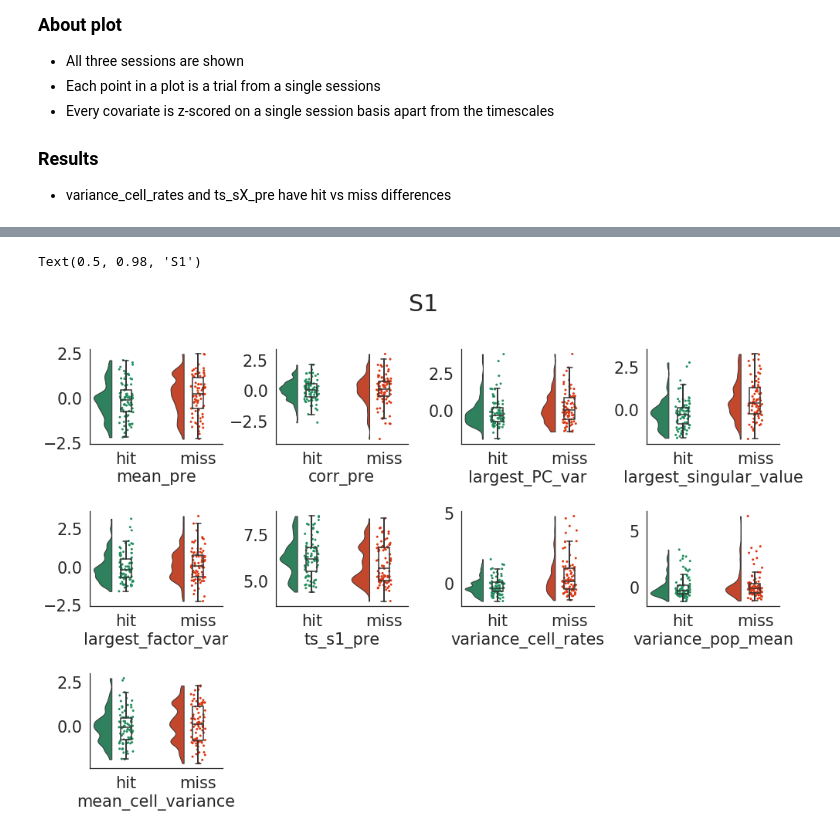
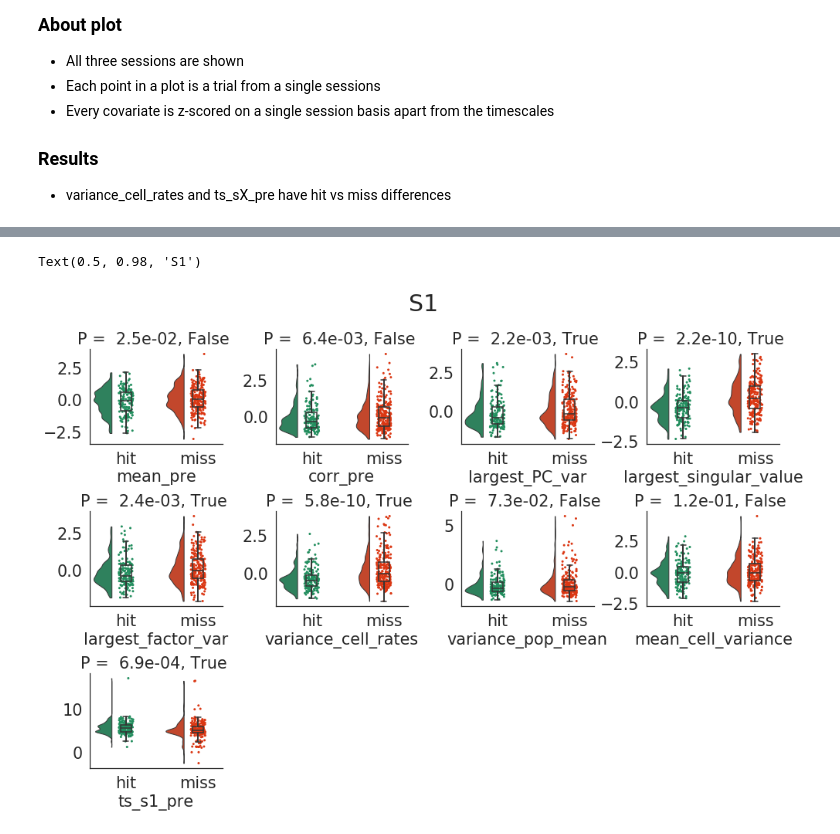
Before and after one commit to Packer-Lab/popping-off, a Jupyter notebook: notebooks/the_plot_matrix.ipynb, the cells around one changed output, grey strips where cells are left out. Saved outputs shown, nothing was run; the diff lists cells and outputs as text; code cells hidden in the pictures.

```diff
--- a/notebooks/the_plot_matrix.ipynb
+++ b/notebooks/the_plot_matrix.ipynb
@@ -314,6 +338,12 @@ def plot_spectrum(lm, region):
 # %%
-plt.figure(figsize=(16,6))
+plt.figure(figsize=(16,16))
 for idx, lm in enumerate(msm.linear_models):
-    plt.subplot(1,3,idx+1)
+    plt.subplot(4,4,idx+1)
+
+    if idx in [0, 4]:
+        plt.ylabel('Varience explained')
+    if idx in [3,4,5,6]:
+        plt.xlabel('PC ID')
+
     plot_spectrum(lm, region)
 # %% [output]
@@ -320,0 +351,13 @@ for idx, lm in enumerate(msm.linear_models):
+# %%
+
+
+for lm in msm.linear_models:
+    eigs = plot_spectrum(lm, region=region, return_eigs=True)
+
+    mean_first = np.mean(eigs[:,0])
+    n_cells = lm.session.n_cells
+
+    plt.plot(n_cells, mean_first, 'o', color='black')
+
+plt.ylabel('Variance explained byfirst PC')
+plt.xlabel('Number of cells in S1')
@@ -333,7 +379,7 @@ def get_covariates(lm, region, match_tnums=False):
 
     covariate_dict, y = lm.prepare_data('all', 'partial', n_comps_include=0,
                             outcomes=['hit', 'miss'],
-                            region=region, return_matrix=False)
+                            region=region, return_matrix=False, remove_easy=True)
 
     covariate_dict['y'] = y
 
@@ -354,8 +400,11 @@ no_norm = lambda x:x
 norm_func_use = stats.zscore
 
 cov_dicts = []
+n = 0
 for linear_model in msm.linear_models:
+    n+=1
     cov_dicts.append(get_covariates(linear_model, region))
+print(n)
 
 dont_normalise = ['reward_history', 'n_cells_stimmed', 'y', 'trial_number', f'ts_{region}_pre']
 
@@ -377,29 +435,27 @@ for cov_dict in cov_dicts:
 # %%
 plt.figure(figsize=(16,10))
 n_plots = 0
 
 for cov_name in covs_keep:
     if cov_name in ['reward_history', 'n_cells_stimmed']:
         continue
     n_plots += 1
     ax = plt.subplot(3,4,n_plots)
     data = data_dict[cov_name]
     hit = data[data_dict['y'] == 1]
     miss = data[data_dict['y'] == 0]
 
-    # Subsample hits to get the same number of both trials
-    # wil break if more misses than hits
-    idxs_keep = np.random.choice(np.arange(len(hit)), size=len(miss), replace=False)
-    hit = hit[idxs_keep]
-    assert len(hit) == len(miss)
+    _, p_val = stats.mannwhitneyu(hit, miss)
 
     ax=pt.RainCloud(data = [hit, miss], palette = [COLORS[0], COLORS[1]], bw = .2,
                      width_viol = .5, ax = ax, orient = "v", showfliers=False, linecolor=[COLORS[0], COLORS[0]])
     plt.xlabel(cov_name)
     plt.xticks([0,1], ['hit', 'miss'])
+    plt.title(f'P = {p_val: .1e}, {p_val<0.05/len(covs_keep)} ')
 plt.subplots_adjust(wspace=0.4, hspace=0.7)
 
 plt.suptitle(region.upper(), fontsize=30)
+# plt.savefig(os.path.join(figure_path, f'big_rain_boy{region.upper()}.pdf'),bbox_inches="tight")
 # %% [output]
 Text(0.5, 0.98, 'S1')
-[figure, old version]
+[figure, new version]
```
Also changed, not shown: parts of 10 cells of this notebook, 6 other files.
